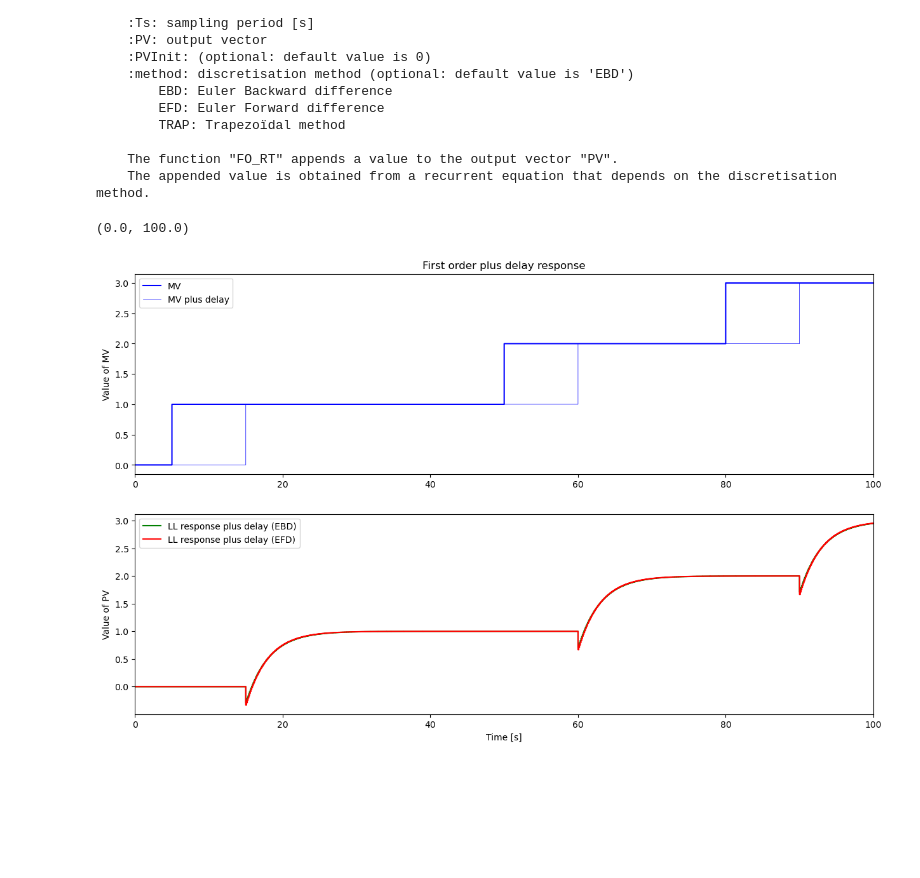
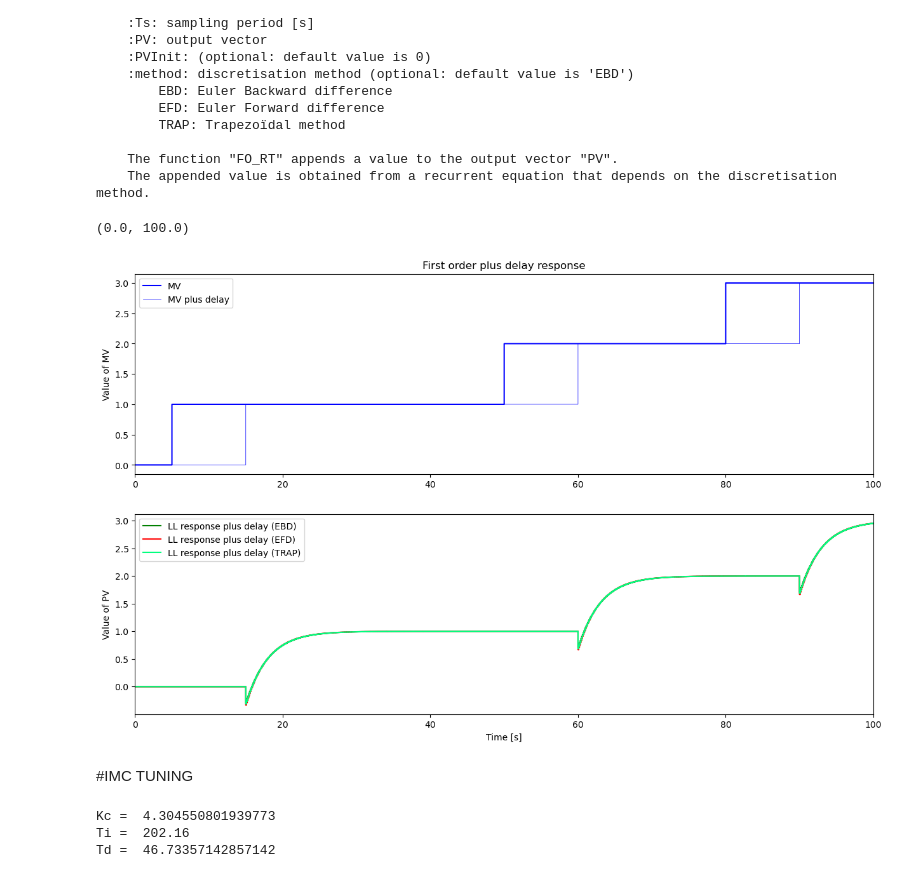
Before and after one commit to LASS2Y/ControlAndTheory, a Jupyter notebook: package_lab.ipynb, the cells around one changed output. Saved outputs shown, nothing was run; the diff lists cells and outputs as text; code cells hidden in the pictures; blank space fills up the shorter version.

Commit message:
IMCTuning implémenté

```diff
--- a/package_lab.ipynb
+++ b/package_lab.ipynb
@@ -58,33 +58,53 @@ Kp = 1
 Tlead = -1
 Tlag = 3
 theta = 10
 
 for i in range(0,N):
     t.append(i*Ts)
     SelectPath_RT(MVPath,t,MV)
     Delay_RT(MV,theta,Ts,MVDelay)
     LL_RT(MVDelay,Kp,Tlag,Tlead,Ts,PV_EBD,0,'EBD')
     LL_RT(MVDelay,Kp,Tlag,Tlead,Ts,PV_EFD,0,'EFD')
-    #LL_RT(MVDelay,Kp,Tlag,Tlead,Ts,PV_TRAP,0,'TRAP')
+    LL_RT(MVDelay,Kp,Tlag,Tlead,Ts,PV_TRAP,0,'TRAP')
 
 plt.figure(figsize = (15,9))
 
 plt.subplot(2,1,1)
 plt.step(t,MV,'b-',label='MV',where='post')
 plt.step(t,MVDelay,'b-',linewidth=0.5,label='MV plus delay',where='post')
 plt.ylabel('Value of MV')
 plt.title('First order plus delay response')
 plt.legend(loc='best')
 plt.xlim([0, TSim])
 
 plt.subplot(2,1,2)
 plt.step(t,PV_EBD,'g-',label='LL response plus delay (EBD)',where='post')
 plt.step(t,PV_EFD,'r',label='LL response plus delay (EFD)',where='post')
-#plt.step(t,PV_TRAP,'springgreen',label='LL response plus delay (TRAP)',where='post')
+plt.step(t,PV_TRAP,'springgreen',label='LL response plus delay (TRAP)',where='post')
 plt.ylabel('Value of PV')
 plt.xlabel('Time [s]')
 plt.legend(loc='best')
 plt.xlim([0, TSim])
 # %% [output]
 (0.0, 100.0)
-[figure, old version]
+[figure, new version]
+# %% [markdown]
+#IMC TUNING
+# %%
+# Parameters for input-output dynamic
+Kp = 0.375
+T1p = 128.82
+T2p = 73.34
+thetap = 9.30
+
+# Parameters PID controller
+gamma = 0.9                                # A faire : Discuter variation de gamma
+Kc, Ti, Td = IMCTuning(Kp,T1p,T2p,thetap,gamma, process='SOPDT')
+
+print("Kc = ",Kc)
+print("Ti = ",Ti)
+print("Td = ",Td)
+# %% [output]
+Kc =  4.304550801939773
+Ti =  202.16
+Td =  46.73357142857142
```
Also changed, not shown: parts of 1 cell of this notebook, 1 other file.
